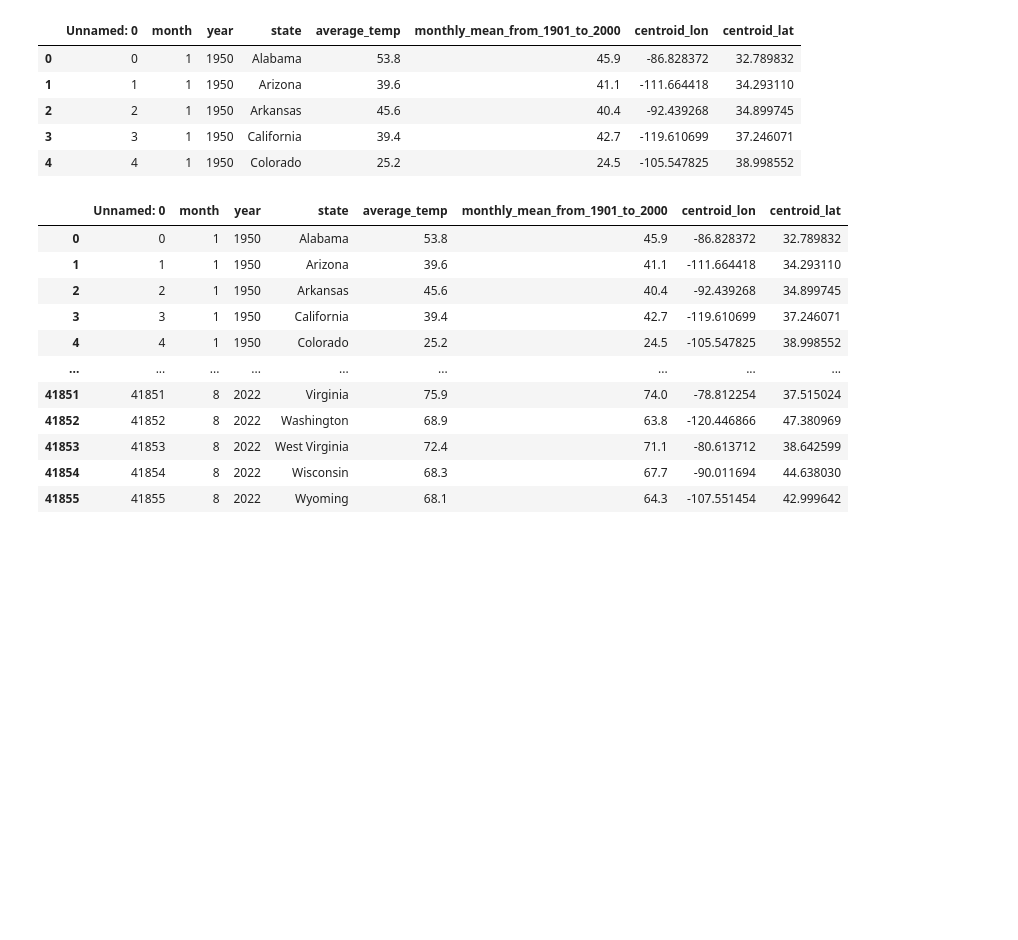
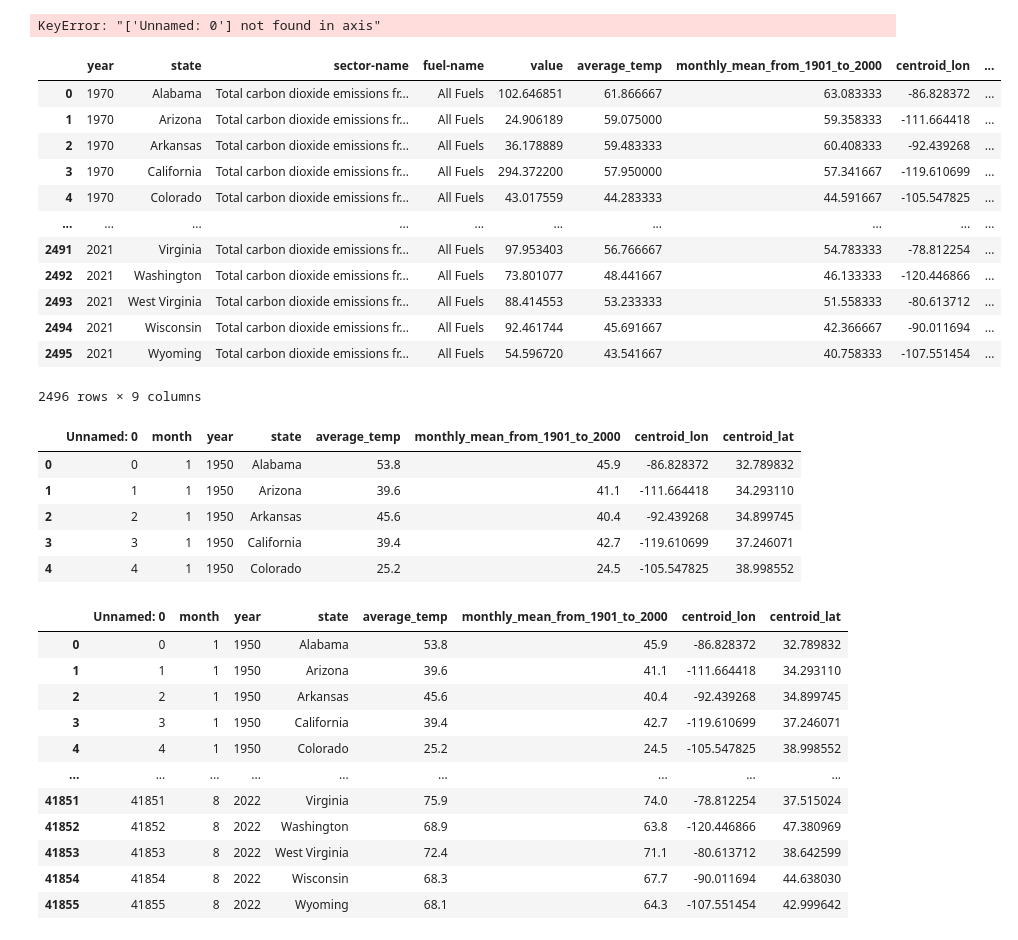
Before and after one commit to gkao25/dsc106-final-project, a Jupyter notebook: data/data.ipynb, the cells around one changed output. Drawn from its saved outputs; the diff is of its cells as text; code cells hidden in the pictures; blank space fills up the shorter version.

```diff
--- a/data/data.ipynb
+++ b/data/data.ipynb
@@ -1,3 +1,27 @@
 # %%
 import pandas as pd
 import numpy as np
+# %%
+modified_data=pd.read_csv('data.csv')
+# %%
+modified_data=modified_data[modified_data['sector-name']=='Total carbon dioxide emissions from all sectors'].drop(columns=['Unnamed: 0'])
+# %% [output]
+KeyError: "['Unnamed: 0'] not found in axis"
+# %%
+modified_data=modified_data[modified_data['fuel-name']=='All Fuels']
+# %%
+modified_data=modified_data.drop(columns=['level_0','index'])
+# %% [output]
+|  | year | state | sector-name | fuel-name | value | average_temp | monthly_mean_from_1901_to_2000 | centroid_lon | ... |
+| 0 | 1970 | Alabama | Total carbon dioxide emissions fr... | All Fuels | 102.646851 | 61.866667 | 63.083333 | -86.828372 | ... |
+| 1 | 1970 | Arizona | Total carbon dioxide emissions fr... | All Fuels | 24.906189 | 59.075000 | 59.358333 | -111.664418 | ... |
+| 2 | 1970 | Arkansas | Total carbon dioxide emissions fr... | All Fuels | 36.178889 | 59.483333 | 60.408333 | -92.439268 | ... |
+| 3 | 1970 | California | Total carbon dioxide emissions fr... | All Fuels | 294.372200 | 57.950000 | 57.341667 | -119.610699 | ... |
+| 4 | 1970 | Colorado | Total carbon dioxide emissions fr... | All Fuels | 43.017559 | 44.283333 | 44.591667 | -105.547825 | ... |
+| ... | ... | ... | ... | ... | ... | ... | ... | ... | ... |
+| 2491 | 2021 | Virginia | Total carbon dioxide emissions fr... | All Fuels | 97.953403 | 56.766667 | 54.783333 | -78.812254 | ... |
+| 2492 | 2021 | Washington | Total carbon dioxide emissions fr... | All Fuels | 73.801077 | 48.441667 | 46.133333 | -120.446866 | ... |
+| 2493 | 2021 | West Virginia | Total carbon dioxide emissions fr... | All Fuels | 88.414553 | 53.233333 | 51.558333 | -80.613712 | ... |
+| 2494 | 2021 | Wisconsin | Total carbon dioxide emissions fr... | All Fuels | 92.461744 | 45.691667 | 42.366667 | -90.011694 | ... |
+| 2495 | 2021 | Wyoming | Total carbon dioxide emissions fr... | All Fuels | 54.596720 | 43.541667 | 40.758333 | -107.551454 | ... |
+2496 rows × 9 columns
```
Also changed, not shown: parts of 1 cell of this notebook, 4 other files.
